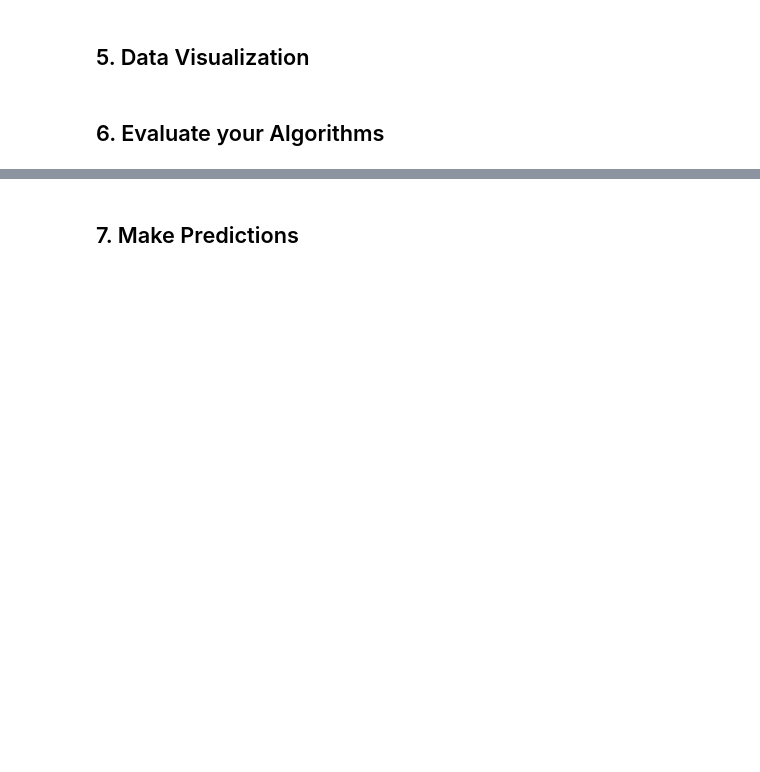
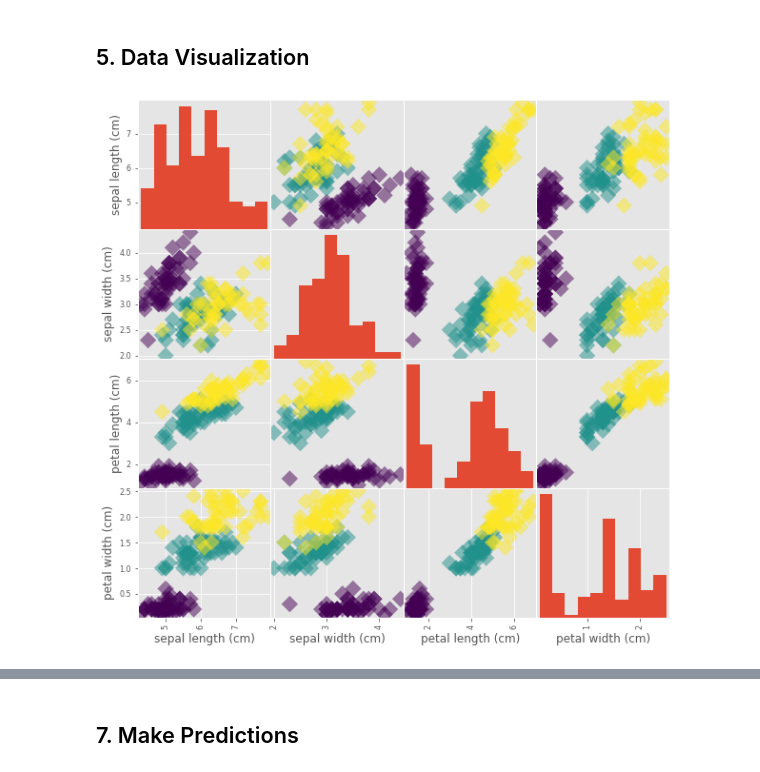
Before and after one commit to theAIGuysCode/Iris-Tutorial, a Jupyter notebook: Iris Tutorial.ipynb, the cells around one changed output, grey strips where cells are left out. Cells and saved outputs as stored; diff of their text form; code cells hidden in the pictures; blank space fills up the shorter version.

```diff
--- a/Iris Tutorial.ipynb
+++ b/Iris Tutorial.ipynb
@@ -84,5 +102,8 @@ print(df.groupby(iris.target).size())
 dtype: int64
 # %% [markdown]
 ## 5. Data Visualization
-# %% [markdown]
-## 6. Evaluate your Algorithms
+# %%
+# visual EDA
+graphs = pd.plotting.scatter_matrix(df, c = Y, figsize = [10,10], s = 150, marker = 'D')
+# %% [output]
+[figure, added]
```
Also changed, not shown: parts of 18 cells of this notebook.
